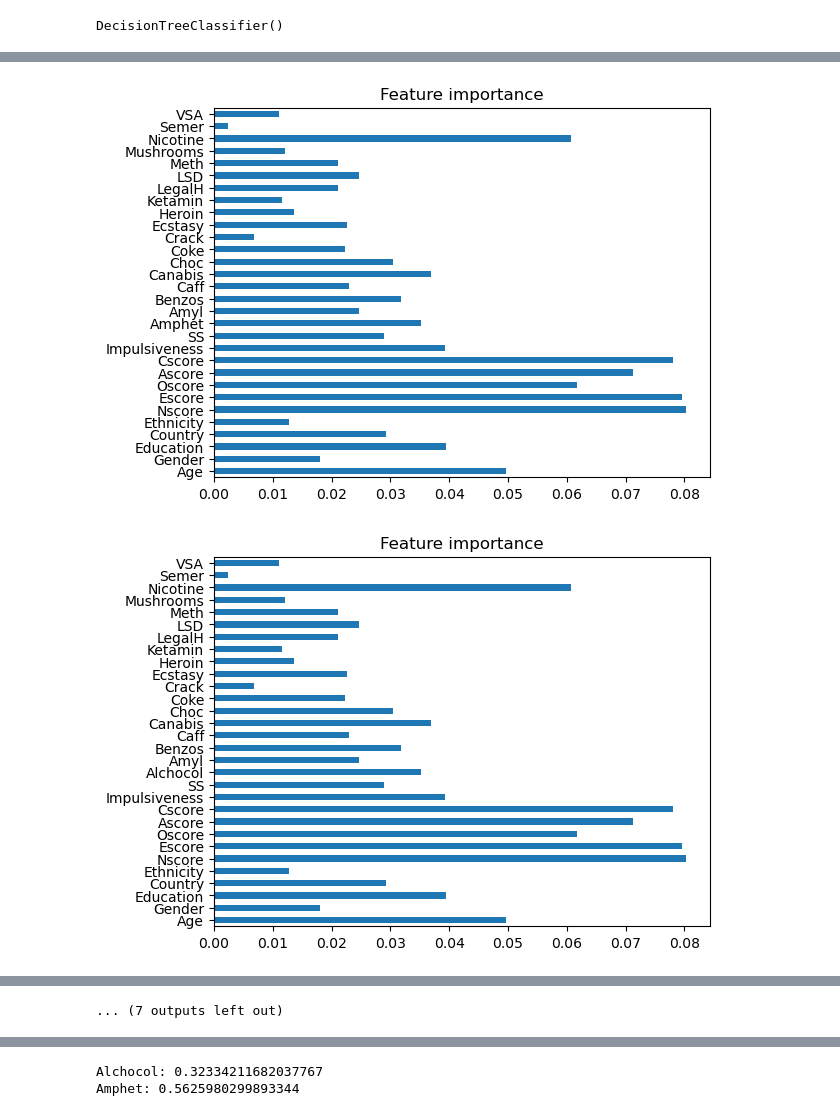
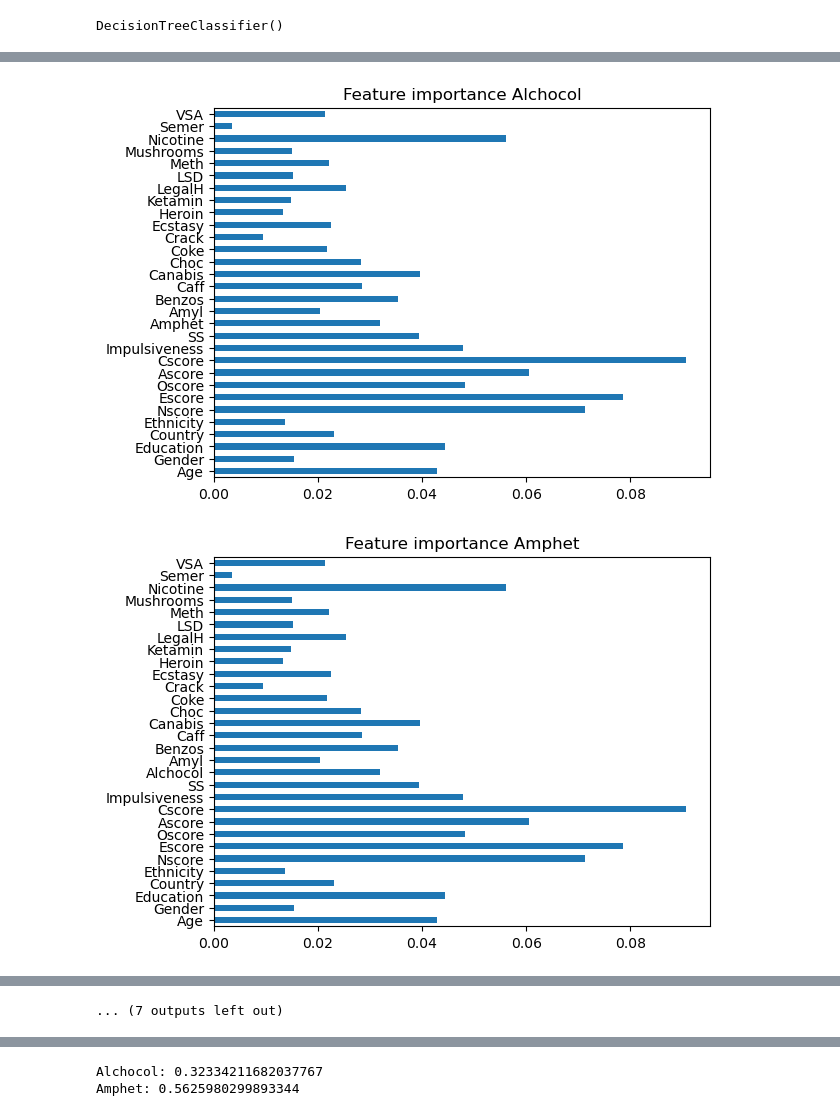
Before and after one commit to MATF-istrazivanje-podataka-1/2023_Data_Mining_Drugs_consumption_Dataset, a Jupyter notebook: Classification.ipynb, the cells around one changed output, grey strips where cells are left out. Saved outputs shown, nothing was run; the diff lists cells and outputs as text; code cells hidden in the pictures.

Commit message:
finally finished with the tree classifiers

```diff
--- a/Classification.ipynb
+++ b/Classification.ipynb
@@ -242,0 +247,3 @@ ni to nesto ne pomaze...
+# %%
+drvo_klasifikacije = DecisionTreeClassifier()
+drvo_klasifikacije.fit(X_train, y_train)
@@ -512,6 +573,8 @@ weighted avg       0.63      0.61      0.62       566
 # %%
 #BALANSIRANO DRVO, SA PODESENIM PARAMETRIMA
+preciznosti = []
 for i in range(n):
     balansirano_drvo.fit(X_trains[i], y_trains[i])
     print(f'{klase[i]}: {balansirano_drvo.best_score_}')
+    preciznosti.append(balansirano_drvo.best_score_)
 # %% [output]
@@ -594,9 +659,9 @@ for x in klase:
 
 # podaci_skalirano.dtypes
 # %%
-#skaliram podatke
-for a in atributi:
-    podaci_skalirano[a] = skaliraj_podatke(podaci_skalirano[a])
-for a in klase:
-    podaci_skalirano[a] = skaliraj_podatke(podaci_skalirano[a])
-podaci_skalirano.describe()
+# #skaliram podatke
+# for a in atributi:
+#     podaci_skalirano[a] = skaliraj_podatke(podaci_skalirano[a])
+# for a in klase:
+#     podaci_skalirano[a] = skaliraj_podatke(podaci_skalirano[a])
+# podaci_skalirano.describe()
@@ -631,7 +685,7 @@ len(podaci_bez_klase)
 n = len(podaci_bez_klase)
 X_trains, X_tests, y_trains, y_tests = [1 for _ in range(n)], [1 for _ in range(n)], [1 for _ in range(n)], [1 for _ in range(n)]
 for i in range(n):
-    X_trains[i], X_tests[i], y_trains[i], y_tests[i] = train_test_split(podaci_bez_klase[i], klasni_podaci[i], test_size = 0.33,  random_state = 42)
+    X_trains[i], X_tests[i], y_trains[i], y_tests[i] = train_test_split(podaci_bez_klase[i], klasni_podaci[i], test_size = 0.30,  random_state = 42)
 
 #proverimo podatke (dobri su)
 # for i in range(n):
@@ -667,8 +721,8 @@ weighted avg       0.31      0.31      0.30       623
 # %%
 for i in range(n):
     pd.Series(drvo_klasifikacije.feature_importances_, index=podaci_bez_klase[i].columns).plot.barh()
-    plt.title("Feature importance")
+    plt.title(f'Feature importance {klase[i]}')
     plt.show()
 # %% [output]
-[figure, old version]
+[figure, new version]
-[figure, old version]
+[figure, new version]
```
Also changed, not shown: parts of 65 cells of this notebook, 1 other file.
